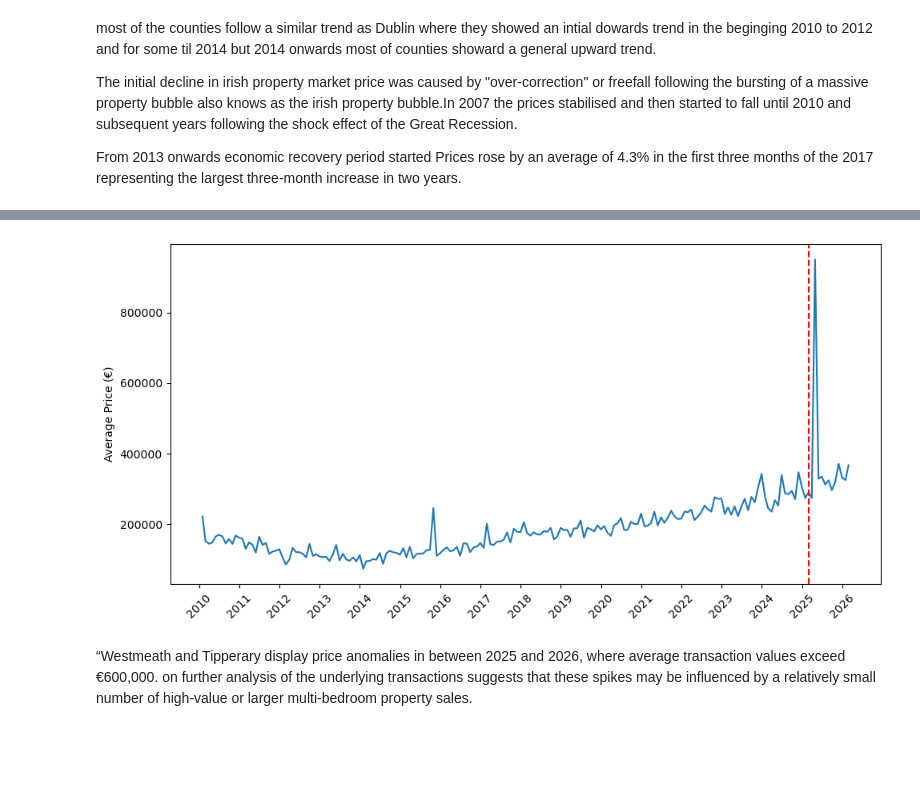
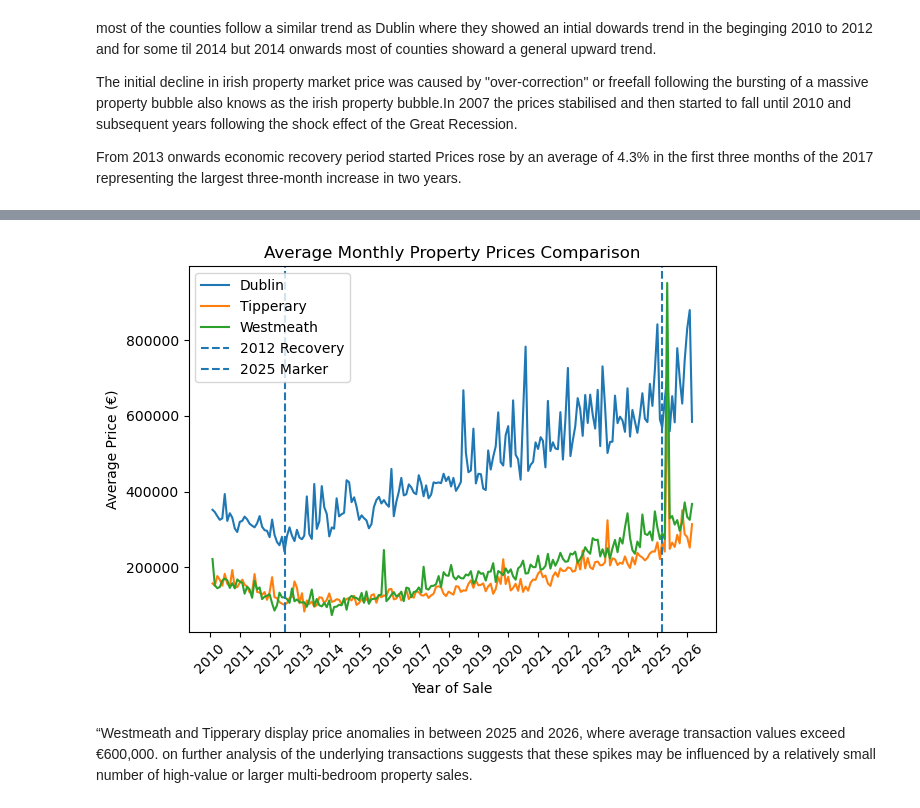
Before and after one commit to sudeep-santhosh/topics_in_data_analytics_EDA, a Jupyter notebook: EDA.ipynb, the cells around one changed output, grey strips where cells are left out. Cells and saved outputs as stored; diff of their text form; code cells hidden in the pictures; blank space fills up the shorter version.

Commit message:
did some changes merged a graph to put in to understand deeper realtions

```diff
--- a/EDA.ipynb
+++ b/EDA.ipynb
@@ -38,5 +38,6 @@ creating a new column for year by extracting the year from the date of sale colu
 df['Date of Sale (dd/mm/yyyy)'] = pd.to_datetime(df['Date of Sale (dd/mm/yyyy)'],format="%d/%m/%Y")
 df['Price (\x80)']=df['Price (\x80)'].str.replace('\x80','').str.replace(',','').astype(float)
 df['Year'] = df['Date of Sale (dd/mm/yyyy)'].dt.year
+df = df.rename(columns={df.columns[0]: 'Date', df.columns[2]: 'County', df.columns[4]: 'Price'})
 # %% [markdown]
 we use resample("M").mean() to group by all the prices by month and apply mean on that this is done as the data was tooo noisy to plot line chart
@@ -88,23 +50,32 @@ plt.show()
-# %%
-filtered_df=df[df['County']=="Westmeath"]
-filtered_df = filtered_df.sort_values("Date of Sale (dd/mm/yyyy)")
-filtered_df = filtered_df.set_index("Date of Sale (dd/mm/yyyy)")
-filtered_monthly_price=filtered_df["Price (\x80)"].resample("M").mean()
-
-plt.figure(figsize=(10,5))
-plt.plot(filtered_monthly_price)
-
-ax = plt.gca()
-ax.xaxis.set_major_locator(mdates.YearLocator())
-ax.xaxis.set_major_formatter(mdates.DateFormatter('%Y'))
-ax.axvline(x=pd.to_datetime("2025-03-01"), color='red', linestyle='--')
-
-plt.ylabel("Average Price (€)")
-plt.xticks(rotation=45)
-plt.tight_layout()
-plt.show()
-# %% [output]
-[figure, removed]
+# %%
+for county in ["Dublin", "Tipperary", "Westmeath"]:
+    filtered_df = df[df['County'] == county]
+    filtered_df = filtered_df.sort_values("Date")
+    filtered_df = filtered_df.set_index("Date")
+
+    monthly_price = filtered_df["Price"].resample("M").mean()
+
+    plt.plot(monthly_price, label=county)
+
+# Axis formatting
+ax = plt.gca()
+ax.xaxis.set_major_locator(mdates.YearLocator())
+ax.xaxis.set_major_formatter(mdates.DateFormatter('%Y'))
+
+# Reference lines
+ax.axvline(x=pd.to_datetime("2012-07-01"), linestyle='--', label='2012 Recovery')
+ax.axvline(x=pd.to_datetime("2025-03-01"), linestyle='--', label='2025 Marker')
+
+plt.ylabel("Average Price (€)")
+plt.xlabel("Year of Sale")
+plt.title("Average Monthly Property Prices Comparison")
+plt.xticks(rotation=45)
+plt.legend()
+plt.tight_layout()
+
+plt.show()
+# %% [output]
+[figure, added]
 # %% [markdown]
 “Westmeath and Tipperary display price anomalies in between 2025 and 2026, where average transaction values exceed €600,000. on further analysis of the underlying transactions suggests that these spikes may be influenced by a relatively small number of high-value or larger multi-bedroom property sales.
 # %% [markdown]
```
Also changed, not shown: parts of 3 cells of this notebook.
